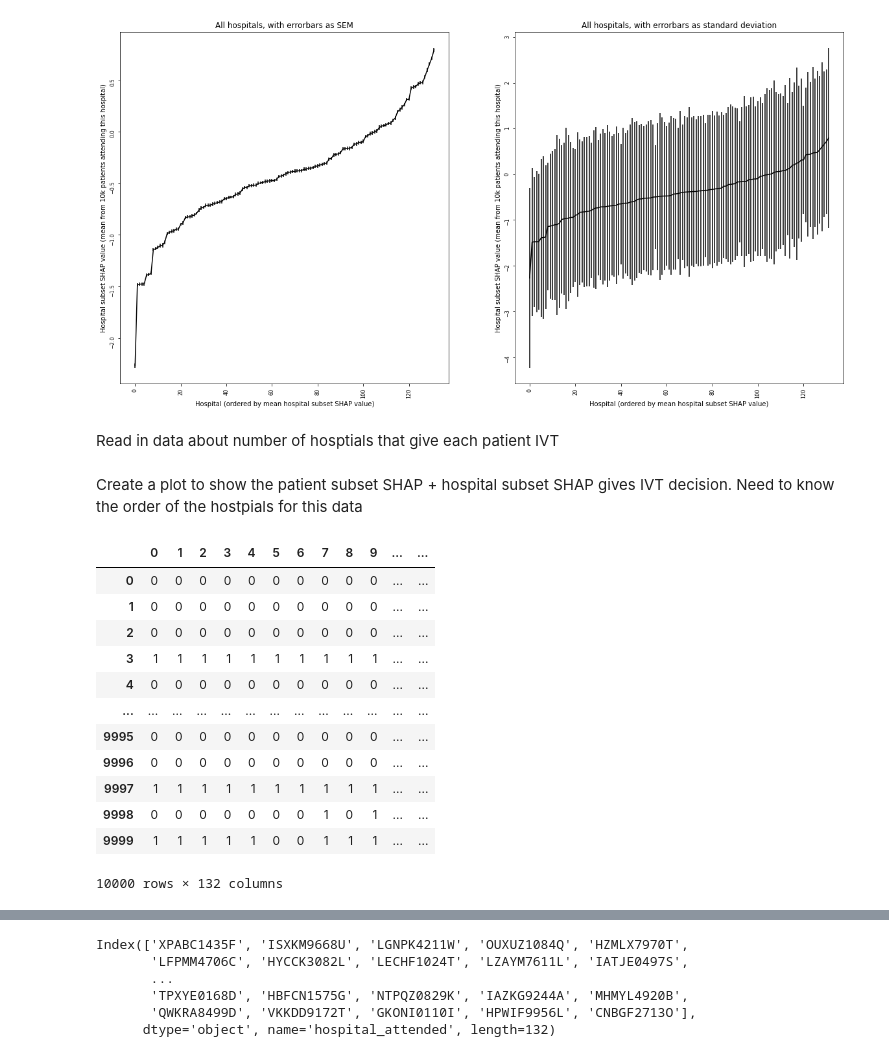
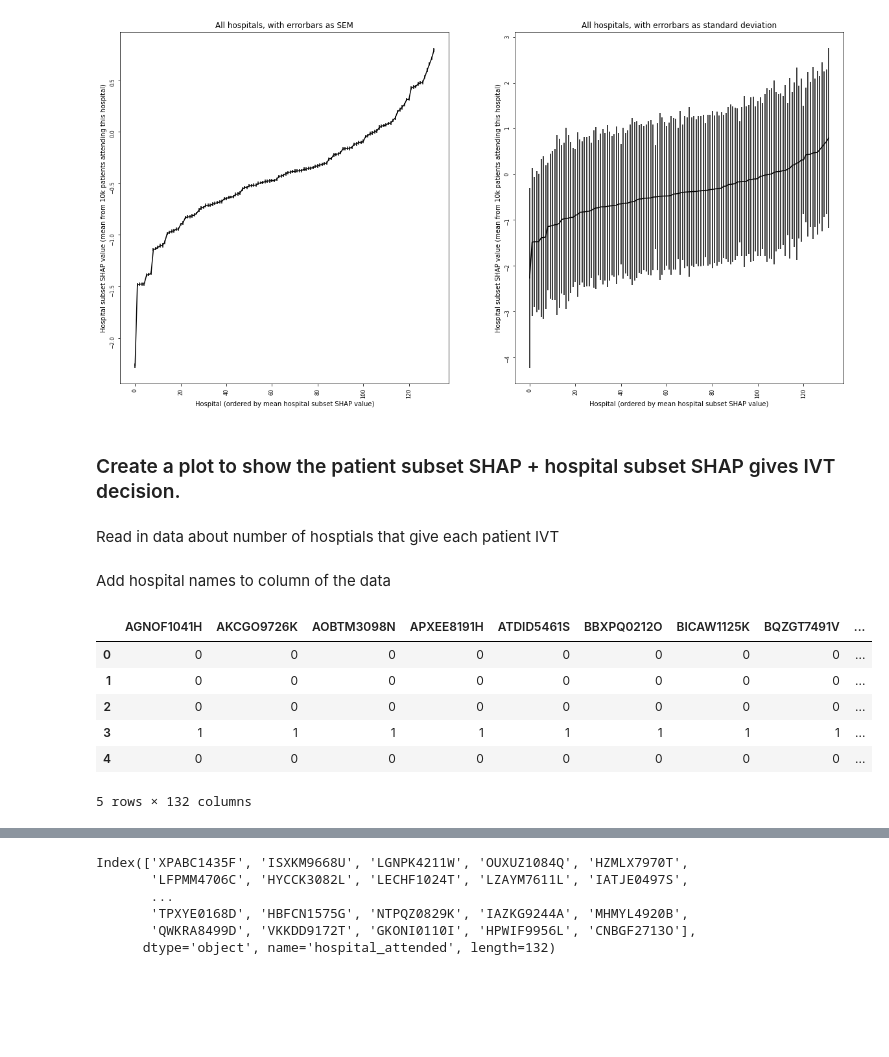
Before and after one commit to samuel-book/samuel_shap_paper_1, a Jupyter notebook: xgb_10_features/04d_10k_subset_SHAP_values_hosp_patient_plot.ipynb, the cells around one changed output, grey strips where cells are left out. Saved outputs shown, nothing was run; the diff lists cells and outputs as text; code cells hidden in the pictures; blank space fills up the shorter version.

```diff
--- a/xgb_10_features/04d_10k_subset_SHAP_values_hosp_patient_plot.ipynb
+++ b/xgb_10_features/04d_10k_subset_SHAP_values_hosp_patient_plot.ipynb
@@ -772,27 +825,24 @@ ax.set_title('All hospitals, with errorbars as standard deviation')
 plt.show()
 # %% [output]
 [figure]
+# %% [markdown]
+### Create a plot to show the patient subset SHAP + hospital subset SHAP gives IVT decision.
 # %% [markdown]
 Read in data about number of hosptials that give each patient IVT
 # %%
 filename = (f'./output/04_{model_text}_individual_predictions.csv')
 patient_ivt_rate_10k = pd.read_csv(filename)
 # %% [markdown]
-Create a plot to show the patient subset SHAP + hospital subset SHAP gives IVT decision.
-Need to know the order of the hostpials for this data
+Add hospital names to column of the data
 # %%
-patient_ivt_rate_10k
+df_patient_ivt_rate_10k = pd.DataFrame(data=patient_ivt_rate_10k)
+df_patient_ivt_rate_10k.columns = hospitals
+df_patient_ivt_rate_10k.head()
 # %% [output]
-|  | 0 | 1 | 2 | 3 | 4 | 5 | 6 | 7 | 8 | 9 | ... | ... |
-| 0 | 0 | 0 | 0 | 0 | 0 | 0 | 0 | 0 | 0 | 0 | ... | ... |
-| 1 | 0 | 0 | 0 | 0 | 0 | 0 | 0 | 0 | 0 | 0 | ... | ... |
-| 2 | 0 | 0 | 0 | 0 | 0 | 0 | 0 | 0 | 0 | 0 | ... | ... |
-| 3 | 1 | 1 | 1 | 1 | 1 | 1 | 1 | 1 | 1 | 1 | ... | ... |
-| 4 | 0 | 0 | 0 | 0 | 0 | 0 | 0 | 0 | 0 | 0 | ... | ... |
-| ... | ... | ... | ... | ... | ... | ... | ... | ... | ... | ... | ... | ... |
-| 9995 | 0 | 0 | 0 | 0 | 0 | 0 | 0 | 0 | 0 | 0 | ... | ... |
-| 9996 | 0 | 0 | 0 | 0 | 0 | 0 | 0 | 0 | 0 | 0 | ... | ... |
-| 9997 | 1 | 1 | 1 | 1 | 1 | 1 | 1 | 1 | 1 | 1 | ... | ... |
-| 9998 | 0 | 0 | 0 | 0 | 0 | 0 | 0 | 1 | 0 | 1 | ... | ... |
-| 9999 | 1 | 1 | 1 | 1 | 1 | 0 | 0 | 1 | 1 | 1 | ... | ... |
+|  | AGNOF1041H | AKCGO9726K | AOBTM3098N | APXEE8191H | ATDID5461S | BBXPQ0212O | BICAW1125K | BQZGT7491V | ... |
+| 0 | 0 | 0 | 0 | 0 | 0 | 0 | 0 | 0 | ... |
+| 1 | 0 | 0 | 0 | 0 | 0 | 0 | 0 | 0 | ... |
+| 2 | 0 | 0 | 0 | 0 | 0 | 0 | 0 | 0 | ... |
+| 3 | 1 | 1 | 1 | 1 | 1 | 1 | 1 | 1 | ... |
+| 4 | 0 | 0 | 0 | 0 | 0 | 0 | 0 | 0 | ... |
-10000 rows × 132 columns
+5 rows × 132 columns
```
Also changed, not shown: parts of 27 cells of this notebook.
